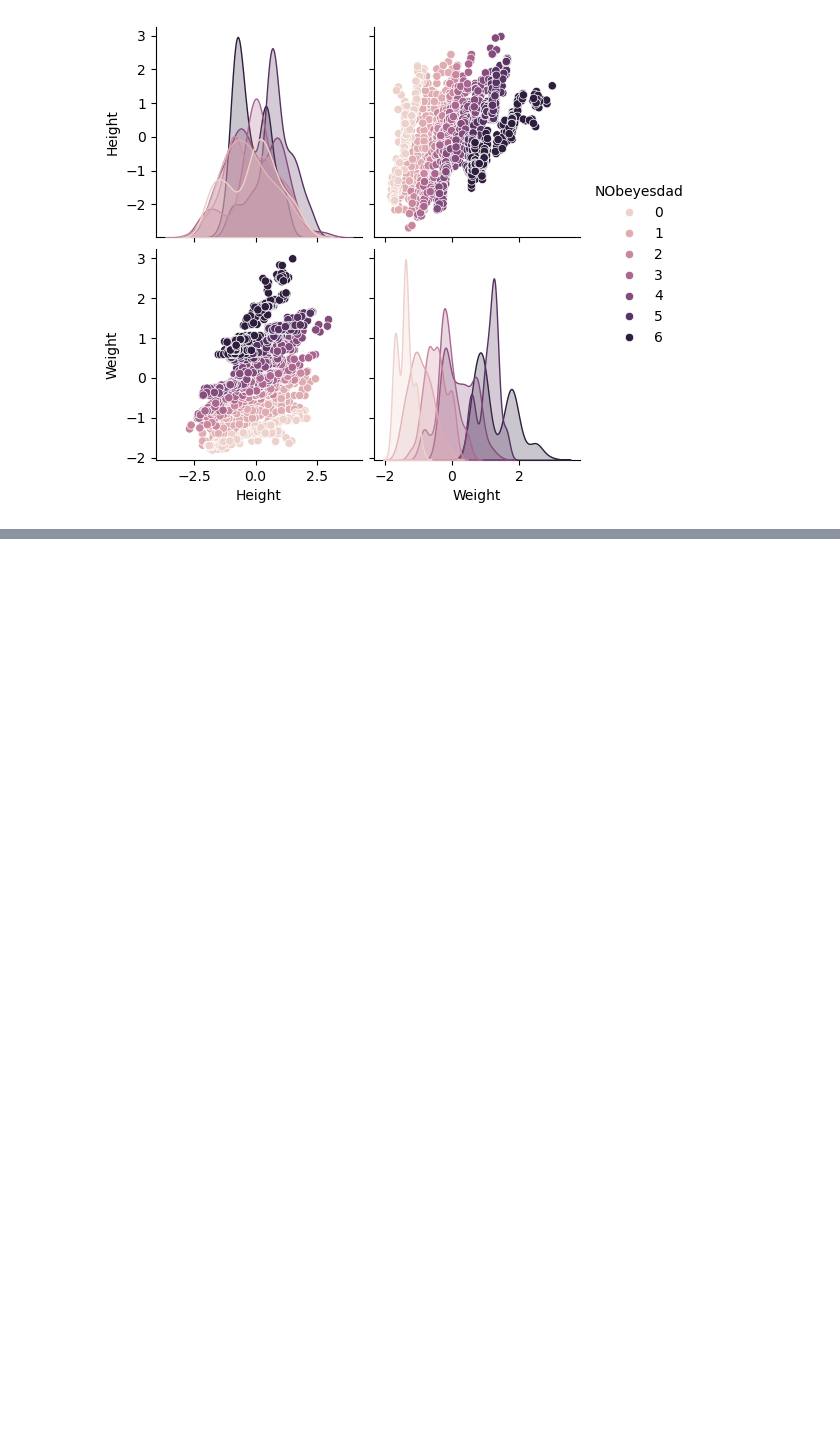
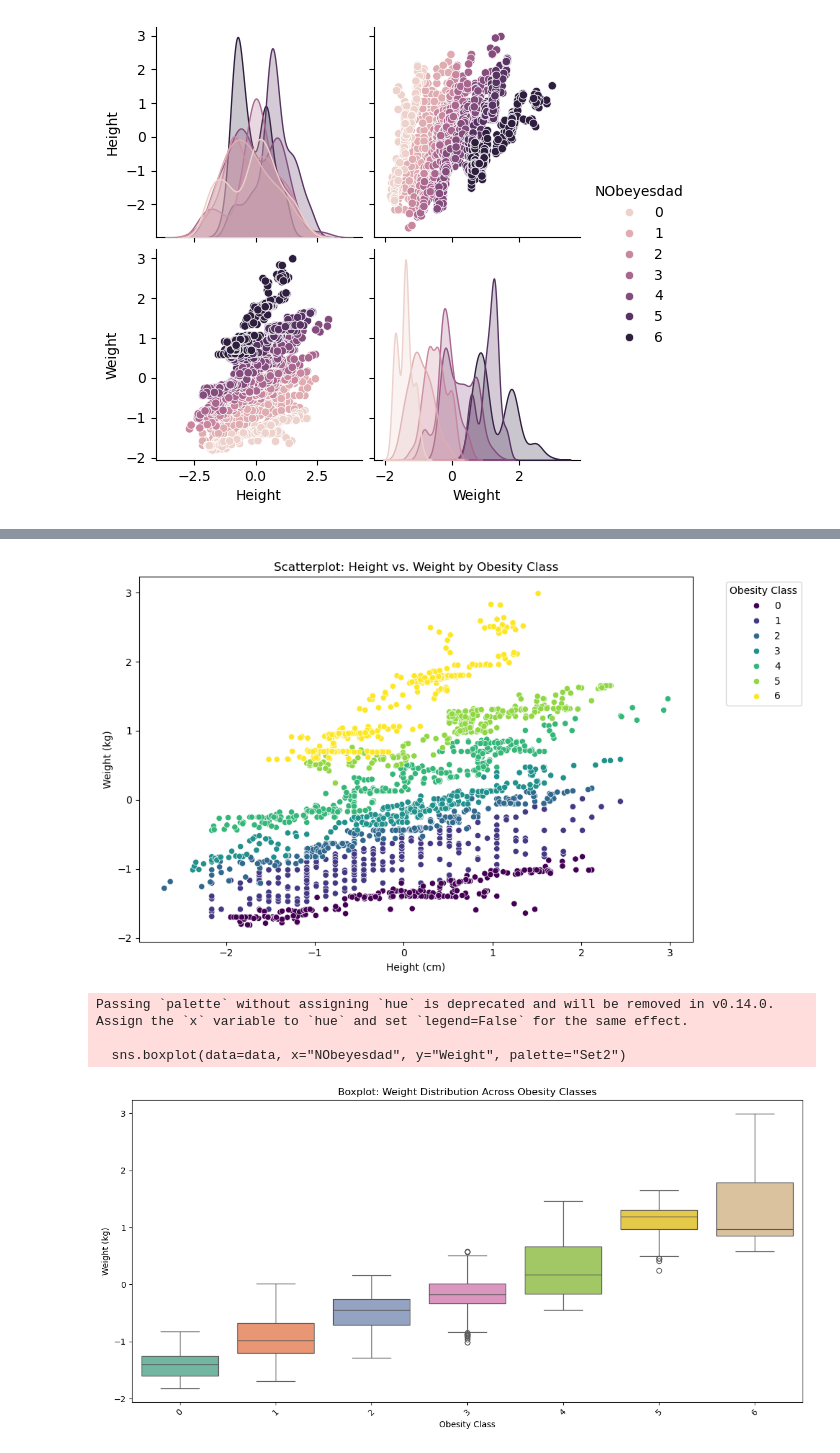
Before and after one commit to ericab322/Multiclass-Classifcation-Algorithm, a Jupyter notebook: notebooks/one_vs_all_demo.ipynb, the cells around one changed output, grey strips where cells are left out. Cells and saved outputs as stored; diff of their text form; code cells hidden in the pictures; blank space fills up the shorter version.

```diff
--- a/notebooks/one_vs_all_demo.ipynb
+++ b/notebooks/one_vs_all_demo.ipynb
@@ -98,0 +516,39 @@ plt.show()
+# %%
+import pandas as pd
+import matplotlib.pyplot as plt
+import seaborn as sns
+
+data = pd.read_csv("./data/processed/obesity_standardized.csv")
+
+# Scatterplot for Height vs. Weight by Obesity Class
+plt.figure(figsize=(10, 6))
+sns.scatterplot(data=data, x="Height", y="Weight", hue="NObeyesdad", palette="viridis")
+plt.title("Scatterplot: Height vs. Weight by Obesity Class")
+plt.xlabel("Height (cm)")
+plt.ylabel("Weight (kg)")
+plt.legend(title="Obesity Class", bbox_to_anchor=(1.05, 1), loc="upper left")
+plt.tight_layout()
+plt.show()
+
+# Boxplot for Weight distribution across Obesity Classes
+plt.figure(figsize=(12, 6))
+sns.boxplot(data=data, x="NObeyesdad", y="Weight", palette="Set2")
+plt.title("Boxplot: Weight Distribution Across Obesity Classes")
+plt.xlabel("Obesity Class")
+plt.ylabel("Weight (kg)")
+plt.xticks(rotation=45)
+plt.tight_layout()
+plt.show()
+
+# Correlation heatmap for numerical variables
+plt.figure(figsize=(10, 8))
+corr_matrix = data.corr()
+sns.heatmap(corr_matrix, annot=True, fmt=".2f", cmap="coolwarm", cbar=True)
+plt.title("Correlation Heatmap")
+plt.show()
+# %% [output]
+[figure, added]
+Passing `palette` without assigning `hue` is deprecated and will be removed in v0.14.0. Assign the `x` variable to `hue` and set `legend=False` for the same effect.
+
+  sns.boxplot(data=data, x="NObeyesdad", y="Weight", palette="Set2")
+[figure, added]
```
Also changed, not shown: parts of 19 cells of this notebook, 2 other files.
